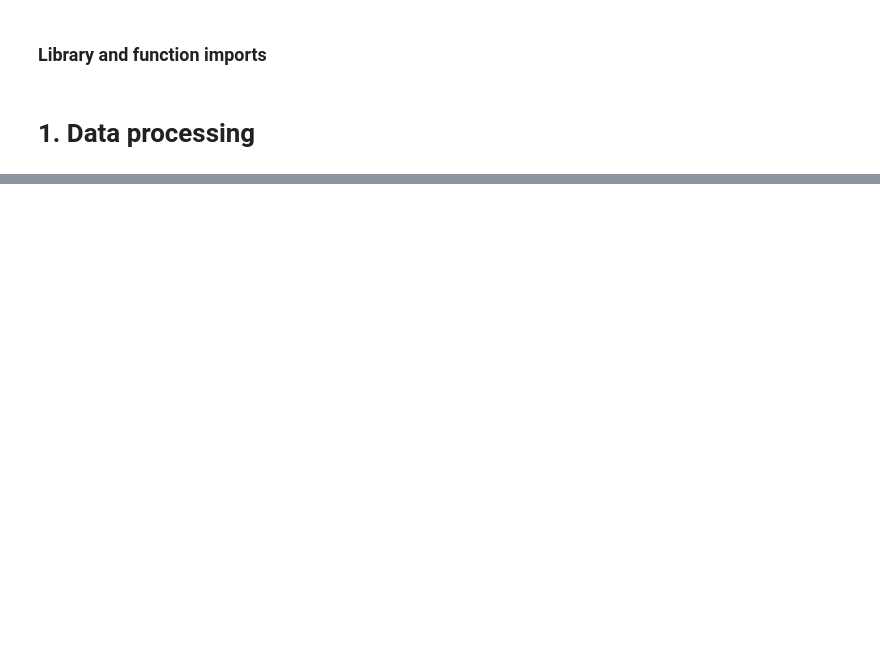
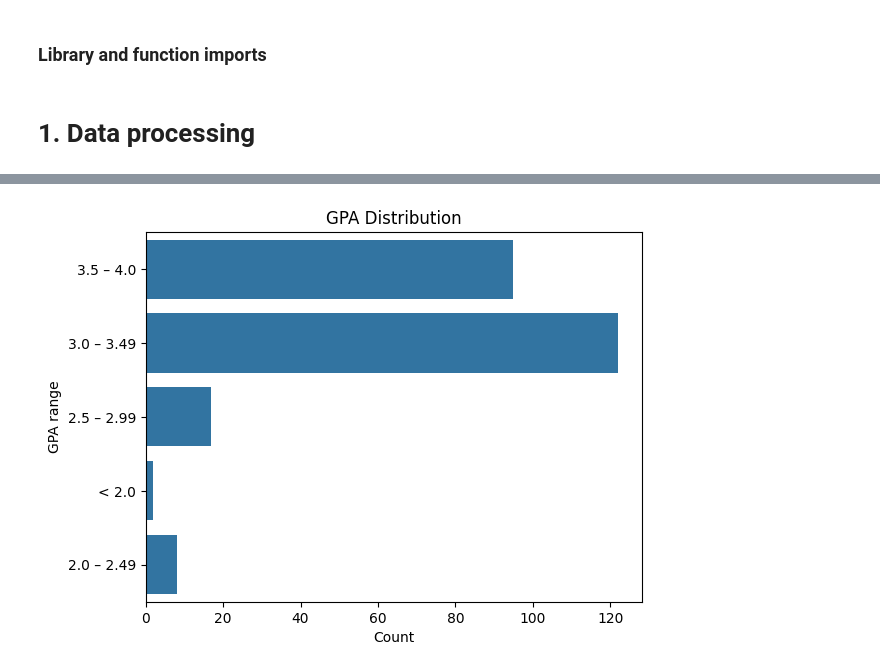
Before and after one commit to longlinh123456/final_project, a Jupyter notebook: main.ipynb, the cells around one changed output, grey strips where cells are left out. Cells and saved outputs as stored; diff of their text form; code cells hidden in the pictures; blank space fills up the shorter version.

```diff
--- a/main.ipynb
+++ b/main.ipynb
@@ -36,0 +84,9 @@ df
+# %%
+# Visulization of gpa
+sns.countplot(data=df["gpa_range"])
+plt.title("GPA Distribution")
+plt.xlabel("Count")
+plt.ylabel("GPA range")
+plt.show()
+# %% [output]
+[figure, added]
```
Also changed, not shown: parts of 5 cells of this notebook, 1 other file.
